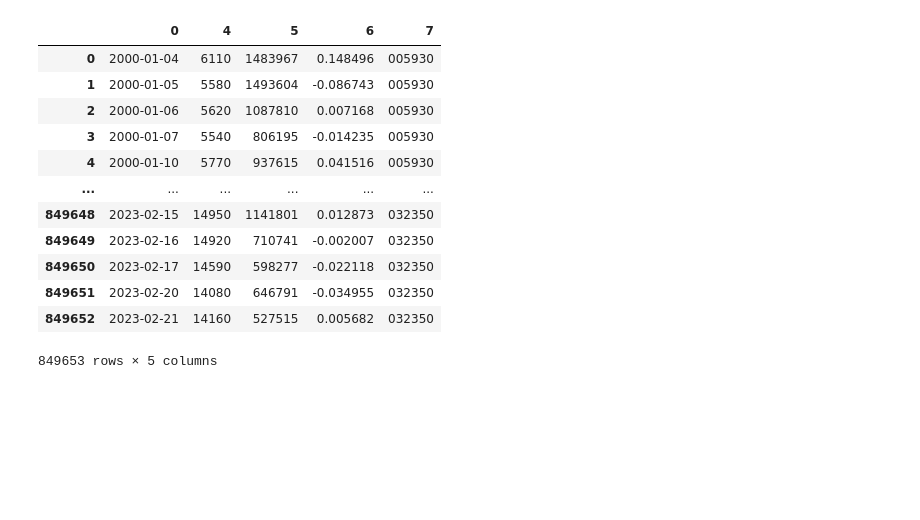
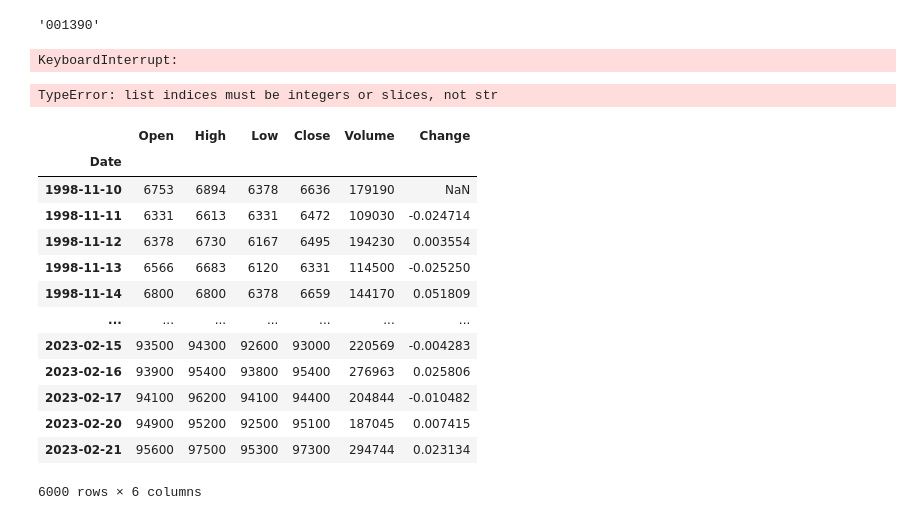
Before and after one commit to Hy-MDL/DB, a Jupyter notebook: Total.ipynb, the cells around one changed output. Saved outputs shown, nothing was run; the diff lists cells and outputs as text; code cells hidden in the pictures; blank space fills up the shorter version.

```diff
--- a/Total.ipynb
+++ b/Total.ipynb
@@ -75,0 +49,14 @@ list_etf
+# %%
+list_kr_0 = list_kr_0.to_frame()
+list_kr_1 = list_kr_1.to_frame()
+list_kr_2 = list_kr_2.to_frame()
+list_kr_3 = list_kr_3.to_frame()
+list_kr_4 = list_kr_4.to_frame()
+list_SP = list_SP.to_frame()
+# %%
+kr0 =[]
+kr1 =[]
+kr2=[]
+kr3=[]
+kr4=[]
+sp=[]
@@ -75,0 +88,48 @@ list_etf
+# %%
+list_kr_0.iat[0,0]
+# %% [output]
+'001390'
+# %%
+for i in range(len(list_kr_0)):
+    kr0[i] = fdr.DataReader(list_kr_0.iat[i,0],'1980')
+# %% [output]
+KeyboardInterrupt:
+# %%
+for i in range(len(list_kr_0)):
+    kr0[i] = fdr.DataReader(list_kr_0.iat[i,0],'1980')
+    kr0['Code'] =list_kr_0.iat[i,0]
+
+for i in range(len(list_kr_1)):
+    kr1[i] = fdr.DataReader(list_kr_1.iat[i,0],'1980')
+
+
+for i in range(len(list_kr_2)):
+    kr2[i] = fdr.DataReader(list_kr_2.iat[i,0],'2000')
+
+for i in range(len(list_kr_3)):
+    kr3[i] = fdr.DataReader(list_kr_3.iat[i,0],'2007')
+
+for i in range(len(list_kr_4)):
+    kr4[i] = fdr.DataReader(list_kr_4.iat[i,0],'2015-6-15')
+
+for i in range(len(list_SP)):
+    sp[i] = fdr.DataReader(list_SP.iat[i,0],'2000')
+# %% [output]
+TypeError: list indices must be integers or slices, not str
+# %%
+kr0[1]
+# %% [output]
+|  | Open | High | Low | Close | Volume | Change |
+| Date |  |  |  |  |  |  |
+| 1998-11-10 | 6753 | 6894 | 6378 | 6636 | 179190 | NaN |
+| 1998-11-11 | 6331 | 6613 | 6331 | 6472 | 109030 | -0.024714 |
+| 1998-11-12 | 6378 | 6730 | 6167 | 6495 | 194230 | 0.003554 |
+| 1998-11-13 | 6566 | 6683 | 6120 | 6331 | 114500 | -0.025250 |
+| 1998-11-14 | 6800 | 6800 | 6378 | 6659 | 144170 | 0.051809 |
+| ... | ... | ... | ... | ... | ... | ... |
+| 2023-02-15 | 93500 | 94300 | 92600 | 93000 | 220569 | -0.004283 |
+| 2023-02-16 | 93900 | 95400 | 93800 | 95400 | 276963 | 0.025806 |
+| 2023-02-17 | 94100 | 96200 | 94100 | 94400 | 204844 | -0.010482 |
+| 2023-02-20 | 94900 | 95200 | 92500 | 95100 | 187045 | 0.007415 |
+| 2023-02-21 | 95600 | 97500 | 95300 | 97300 | 294744 | 0.023134 |
+6000 rows × 6 columns
@@ -88,17 +150,0 @@ for code in tqdm(list_kr):
-# %%
-KR_list=pd.DataFrame(merge_stock_list_KR)[[0,4,5,6,7]]
-KR_list
-# %% [output]
-|  | 0 | 4 | 5 | 6 | 7 |
-| 0 | 2000-01-04 | 6110 | 1483967 | 0.148496 | 005930 |
-| 1 | 2000-01-05 | 5580 | 1493604 | -0.086743 | 005930 |
-| 2 | 2000-01-06 | 5620 | 1087810 | 0.007168 | 005930 |
-| 3 | 2000-01-07 | 5540 | 806195 | -0.014235 | 005930 |
-| 4 | 2000-01-10 | 5770 | 937615 | 0.041516 | 005930 |
-| ... | ... | ... | ... | ... | ... |
-| 849648 | 2023-02-15 | 14950 | 1141801 | 0.012873 | 032350 |
-| 849649 | 2023-02-16 | 14920 | 710741 | -0.002007 | 032350 |
-| 849650 | 2023-02-17 | 14590 | 598277 | -0.022118 | 032350 |
-| 849651 | 2023-02-20 | 14080 | 646791 | -0.034955 | 032350 |
-| 849652 | 2023-02-21 | 14160 | 527515 | 0.005682 | 032350 |
-849653 rows × 5 columns
```
Also changed, not shown: parts of 23 cells of this notebook, 1 other file.
